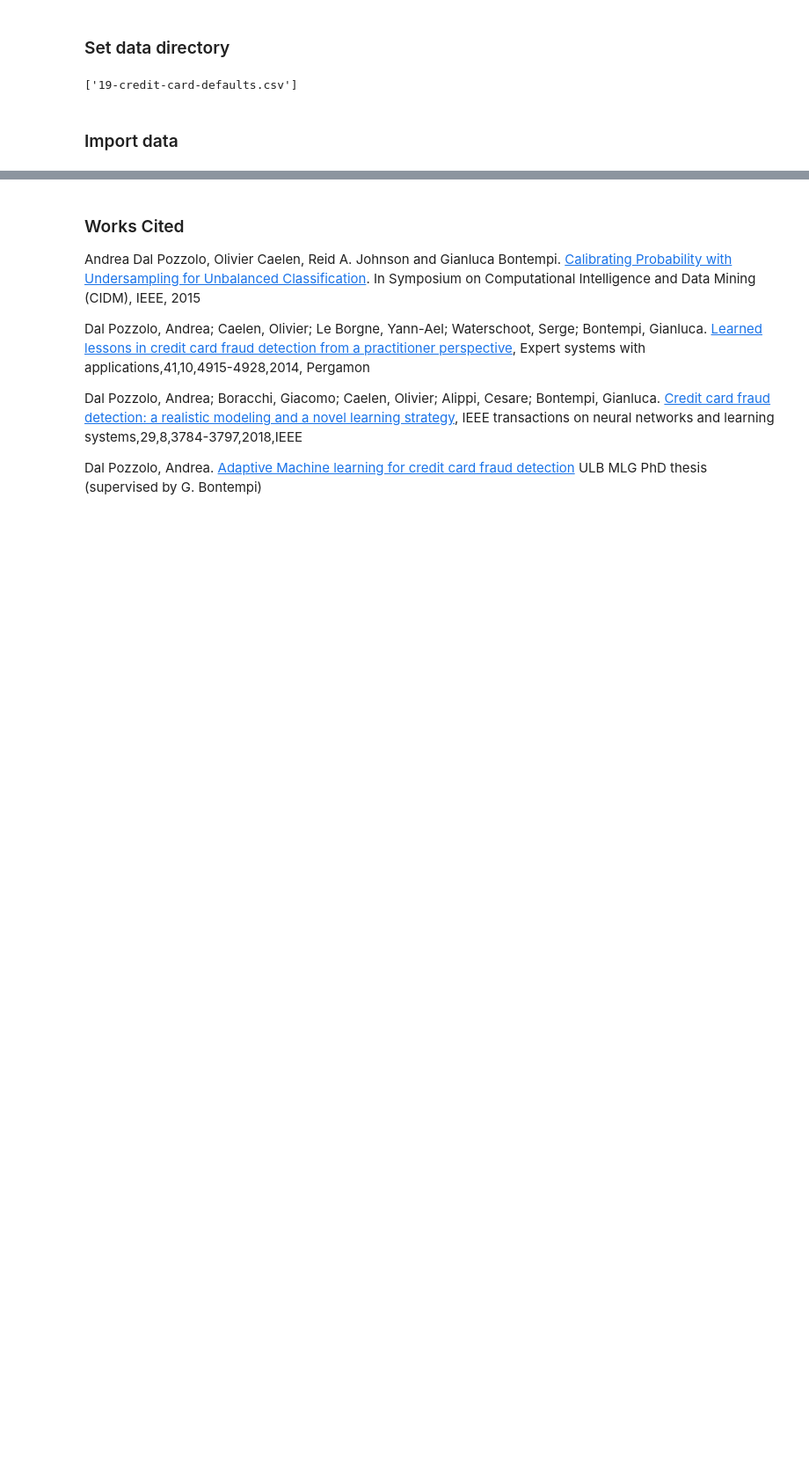
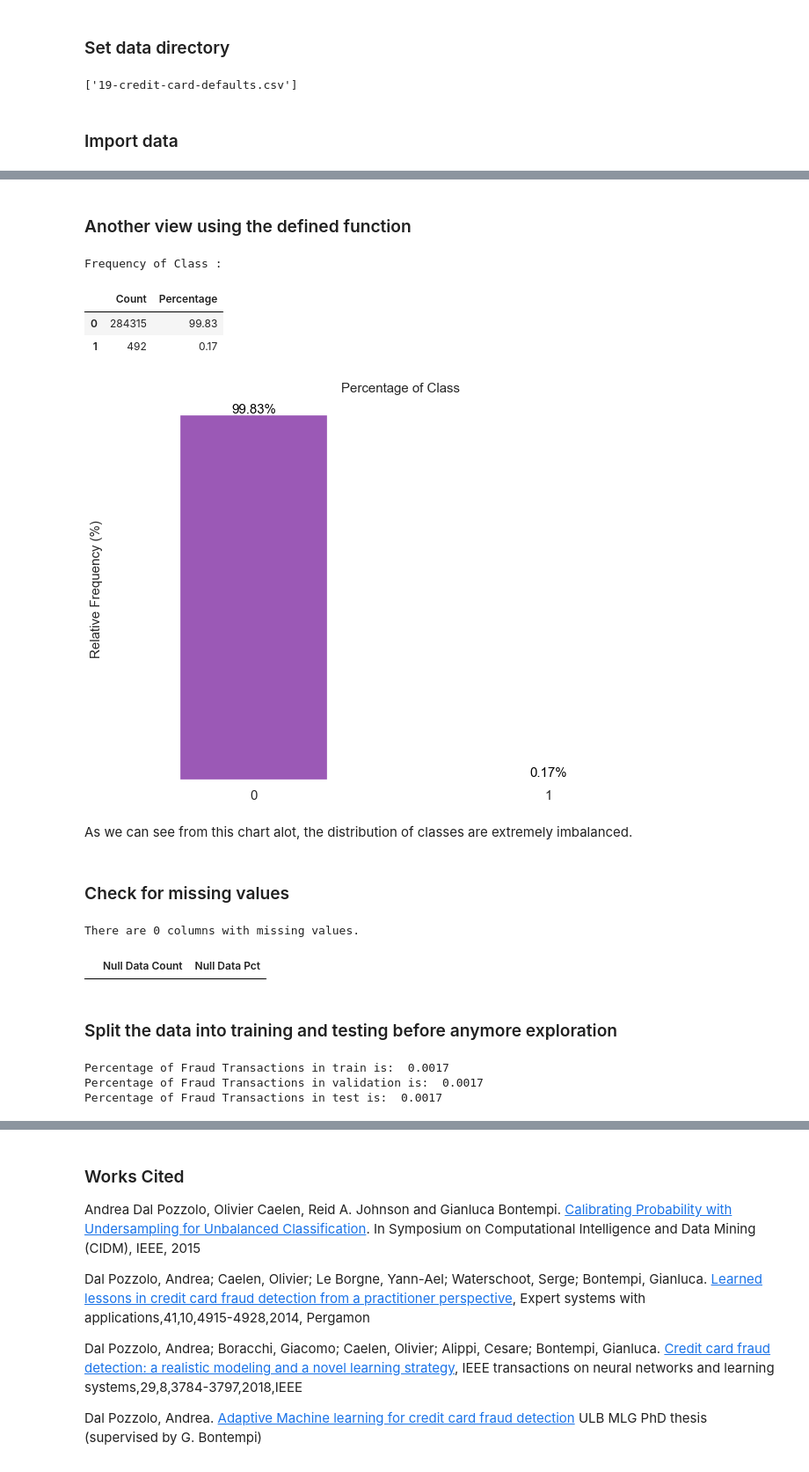
Before and after one commit to davidtnly/Python, a Jupyter notebook: MachineLearning/17-credit-card-fraud-detection.ipynb, the cells around one changed output, grey strips where cells are left out. Shown: that part at 88% size. Drawn from its saved outputs; the diff is of its cells as text; code cells hidden in the pictures; blank space fills up the shorter version.

Commit message:
testing commit

```diff
--- a/MachineLearning/17-credit-card-fraud-detection.ipynb
+++ b/MachineLearning/17-credit-card-fraud-detection.ipynb
@@ -191,3 +193,46 @@ sns.set_color_codes(palette='deep')
+# %%
+def pct_bar_labels():
+    '''
+    Function used to label the relative frequency on top of each bars
+    '''
+    # Set font size
+    fs=15
+
+    # Set plot label and ticks
+    plt.ylabel('Relative Frequency (%)', fontsize=fs)
+    plt.xticks(rotation=0, fontsize=fs)
+    plt.yticks([])
+
+    # Set individual bar labels in proportional scale
+    for x in ax1.patches:
+        ax1.annotate(str(x.get_height()) + '%',
+        (x.get_x() + x.get_width()/2., x.get_height()), ha='center', va='center', xytext=(0, 7),
+        textcoords='offset points', fontsize=fs, color='black')
+
+def freq_table(var):
+    '''
+    Define plot global variables
+    Create a function that will populate a frequency table (%)
+    Get counts per feature then get the percentage over the total counts
+    '''
+    global ax, ax1
+
+    # Get Values and pct and combine it into a dataframe
+    count_freq = var.value_counts()
+    pct_freq = round(var.value_counts(normalize=True)*100, 2)
+
+    # Create a dataframe
+    df = pd.DataFrame({'Count': count_freq, 'Percentage': pct_freq})
+
+    # Print variable name
+    print('Frequency of', var.name, ':')
+    display(df)
+
+    # Create plot
+    ax1 = pct_freq.plot.bar(title='Percentage of {}'.format(var.name), figsize=(12,8))
+    ax1.title.set_size(15)
+    pct_bar_labels()
+    plt.show()
 # %% [markdown]
 ### Set data directory
 # %%
@@ -257,0 +360,14 @@ Use sklearn's pipeline library to wrap their preprocessing, feature selection an
+# %% [markdown]
+### Another view using the defined function
+# %%
+freq_table(data.Class)
+# %% [output]
+Frequency of Class :
+|  | Count | Percentage |
+| 0 | 284315 | 99.83 |
+| 1 | 492 | 0.17 |
+[figure, added]
+# %% [markdown]
+As we can see from this chart alot, the distribution of classes are extremely imbalanced.
+# %% [markdown]
+### Check for missing values
@@ -257,0 +390,7 @@ Use sklearn's pipeline library to wrap their preprocessing, feature selection an
+# %%
+get_nulls(data)
+# %% [output]
+There are 0 columns with missing values.
+|  | Null Data Count | Null Data Pct |
+# %% [markdown]
+### Split the data into training and testing before anymore exploration
@@ -257,0 +409,14 @@ Use sklearn's pipeline library to wrap their preprocessing, feature selection an
+# %%
+# Combine y/X
+train = pd.concat([X_train, y_train], axis=1)
+validation = pd.concat([X_val, y_val], axis=1)
+test = pd.concat([X_test, y_test], axis=1)
+
+# Check fraudulent transactions
+print('Percentage of Fraud Transactions in train is: ', round(train.Class.mean(), 4))
+print('Percentage of Fraud Transactions in validation is: ', round(validation.Class.mean(), 4))
+print('Percentage of Fraud Transactions in test is: ', round(test.Class.mean(), 4))
+# %% [output]
+Percentage of Fraud Transactions in train is:  0.0017
+Percentage of Fraud Transactions in validation is:  0.0017
+Percentage of Fraud Transactions in test is:  0.0017
```
Also changed, not shown: parts of 65 cells of this notebook, 1 other file.
